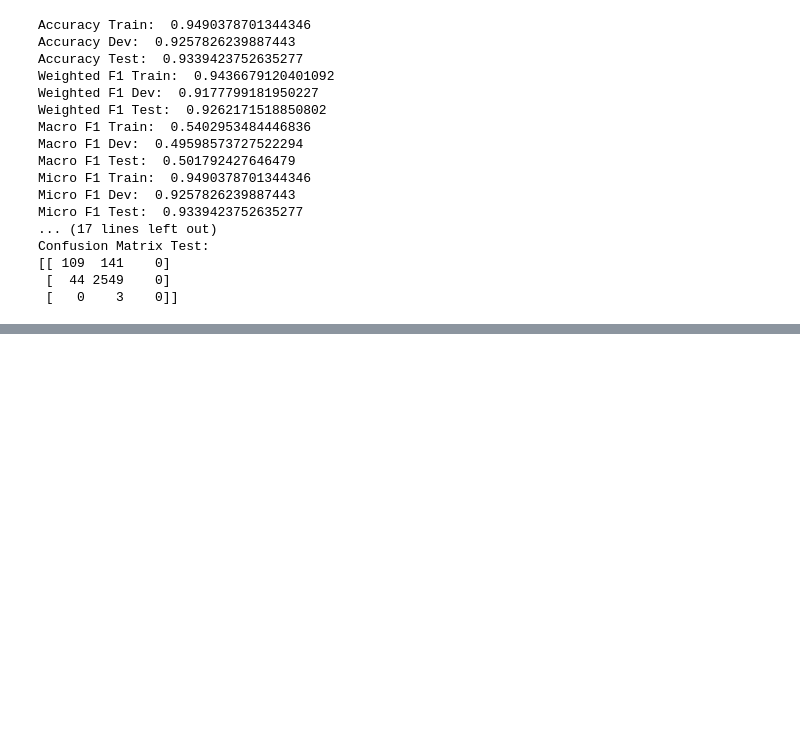
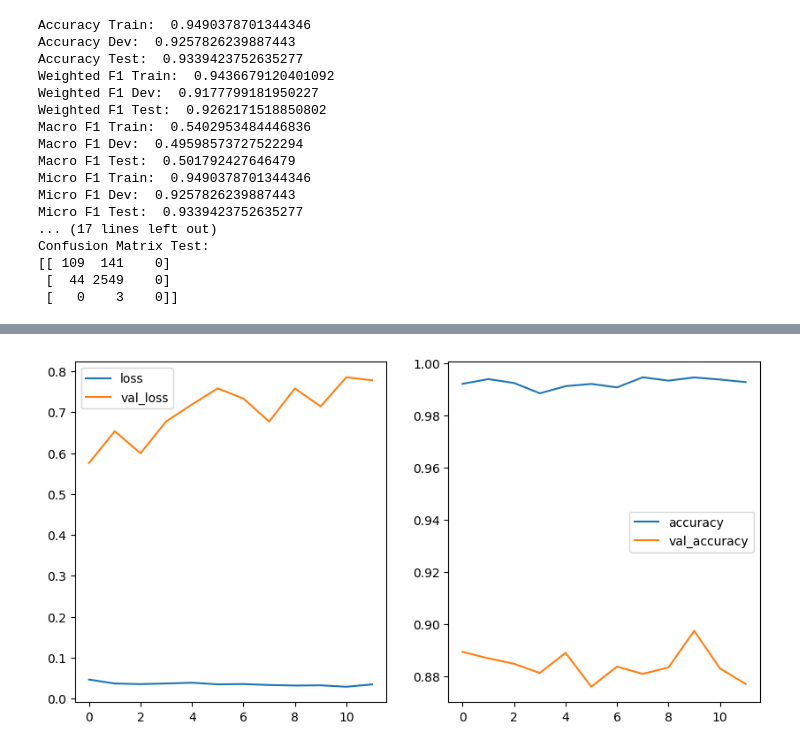
Before and after one commit to aflah02/Hope_Speech_Detection, a Jupyter notebook: Models/MLP.ipynb, the cells around one changed output, grey strips where cells are left out. Cells and saved outputs as stored; diff of their text form; code cells hidden in the pictures; blank space fills up the shorter version.

```diff
--- a/Models/MLP.ipynb
+++ b/Models/MLP.ipynb
@@ -537,0 +601,38 @@ Confusion Matrix Test:
+# %%
+mlp = MLPClassifier(activation = 'relu', hidden_layer_sizes = (150, 150), learning_rate_init = 0.01, max_iter = 5000)
+# %%
+def train_model(model, epochs, n_iter_no_change = 10, early_stopping = True, tol = 1e-4):
+    train_loss = []
+    validation_loss = []
+    train_accuracy = []
+    validation_accuracy = []
+    for epoch in range(epochs):
+        model.partial_fit(train, train_labels, classes=np.unique(train_labels))
+        train_loss.append(model.loss_)
+        validation_loss.append(log_loss(dev_labels, model.predict_proba(dev)))
+        train_accuracy.append(accuracy_score(mlp.predict(train), train_labels))
+        validation_accuracy.append(accuracy_score(mlp.predict(dev), dev_labels))
+        # Early stopping
+        if early_stopping:
+            if epoch > n_iter_no_change:
+                if np.mean(validation_loss[-n_iter_no_change:]) - validation_loss[-1] < tol:
+                    break
+    return model, train_loss, validation_loss, train_accuracy, validation_accuracy
+# %%
+mlp, train_loss, validation_loss, train_acc, validation_acc = train_model(mlp, 5000)
+# %%
+def plot_history(train_loss, validation_loss, train_acc, validation_acc):
+    plt.figure(figsize=(10, 5))
+    plt.subplot(1, 2, 1)
+    plt.plot(train_loss, label='loss')
+    plt.plot(validation_loss, label='val_loss')
+    plt.legend()
+    plt.subplot(1, 2, 2)
+    plt.plot(train_acc, label='accuracy')
+    plt.plot(validation_acc, label='val_accuracy')
+    plt.legend()
+    plt.show()
+# %%
+plot_history(train_loss, validation_loss, train_acc, validation_acc)
+# %% [output]
+[figure, added]
```
Also changed, not shown: parts of 14 cells of this notebook, 6 other files.
